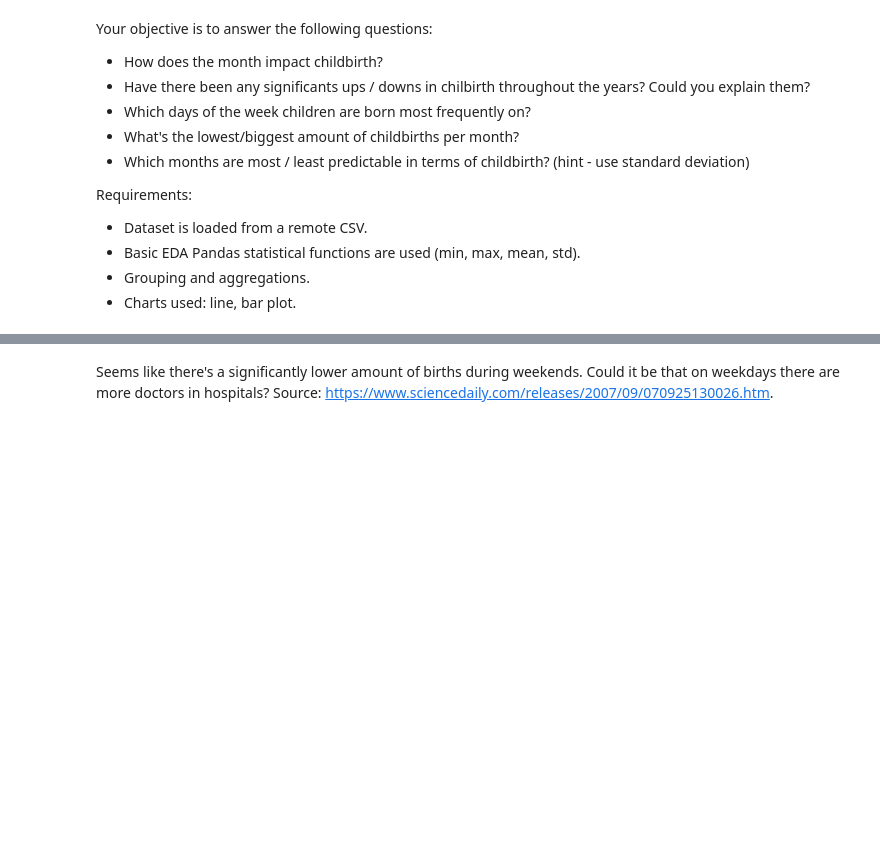
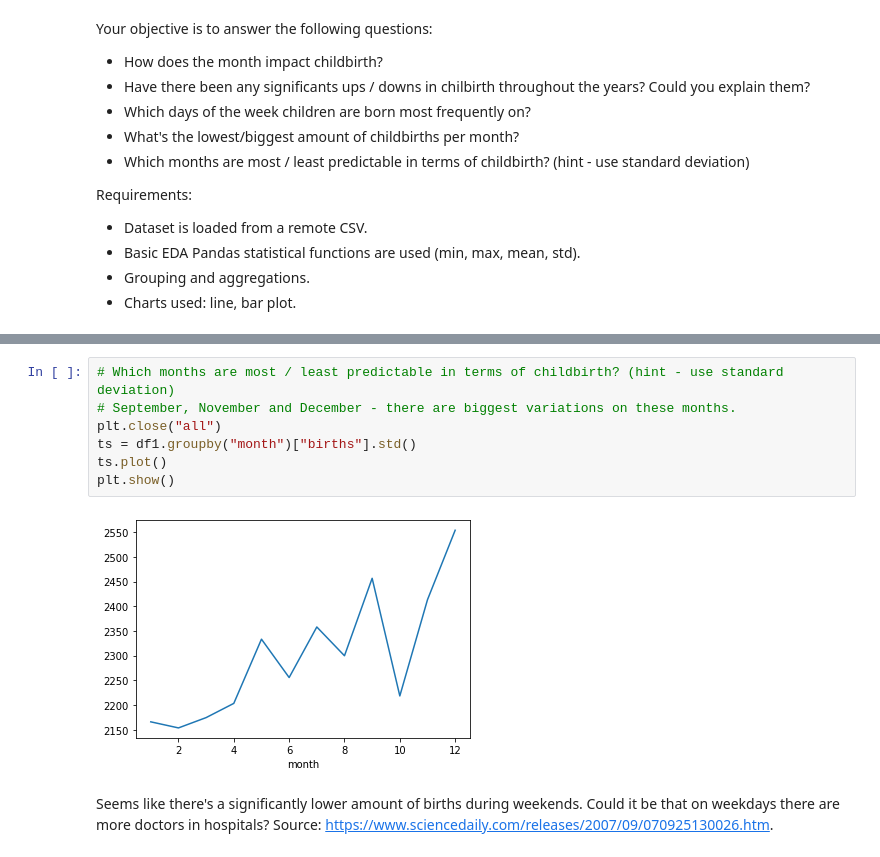
Before and after one commit to MeTomasK/Demo-Subproject, a Jupyter notebook: Demo_subproject.ipynb, the cells around one changed output, grey strips where cells are left out. Drawn from its saved outputs; the diff is of its cells as text; blank space fills up the shorter version.

```diff
--- a/Demo_subproject.ipynb
+++ b/Demo_subproject.ipynb
@@ -273,3 +317,12 @@ Requirements:
+# %%
+# Which months are most / least predictable in terms of childbirth? (hint - use standard deviation)
+# September, November and December - there are biggest variations on these months.
+plt.close("all")
+ts = df1.groupby("month")["births"].std()
+ts.plot()
+plt.show()
+# %% [output]
+[figure, added]
 # %% [markdown]
 Seems like there's a significantly lower amount of births during weekends. Could it be that on weekdays there are more doctors in hospitals? Source: https://www.sciencedaily.com/releases/2007/09/070925130026.htm.
 # %% [markdown]
```
Also changed, not shown: parts of 4 cells of this notebook.
